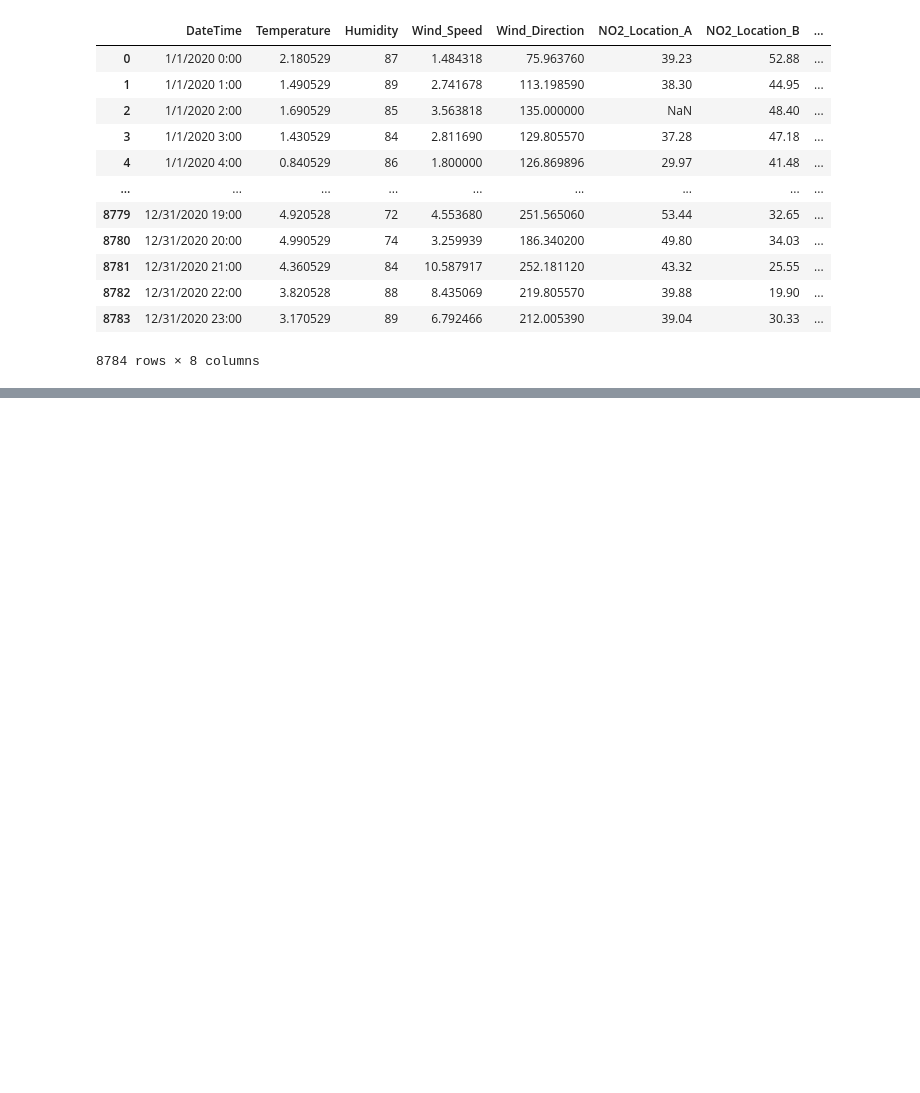
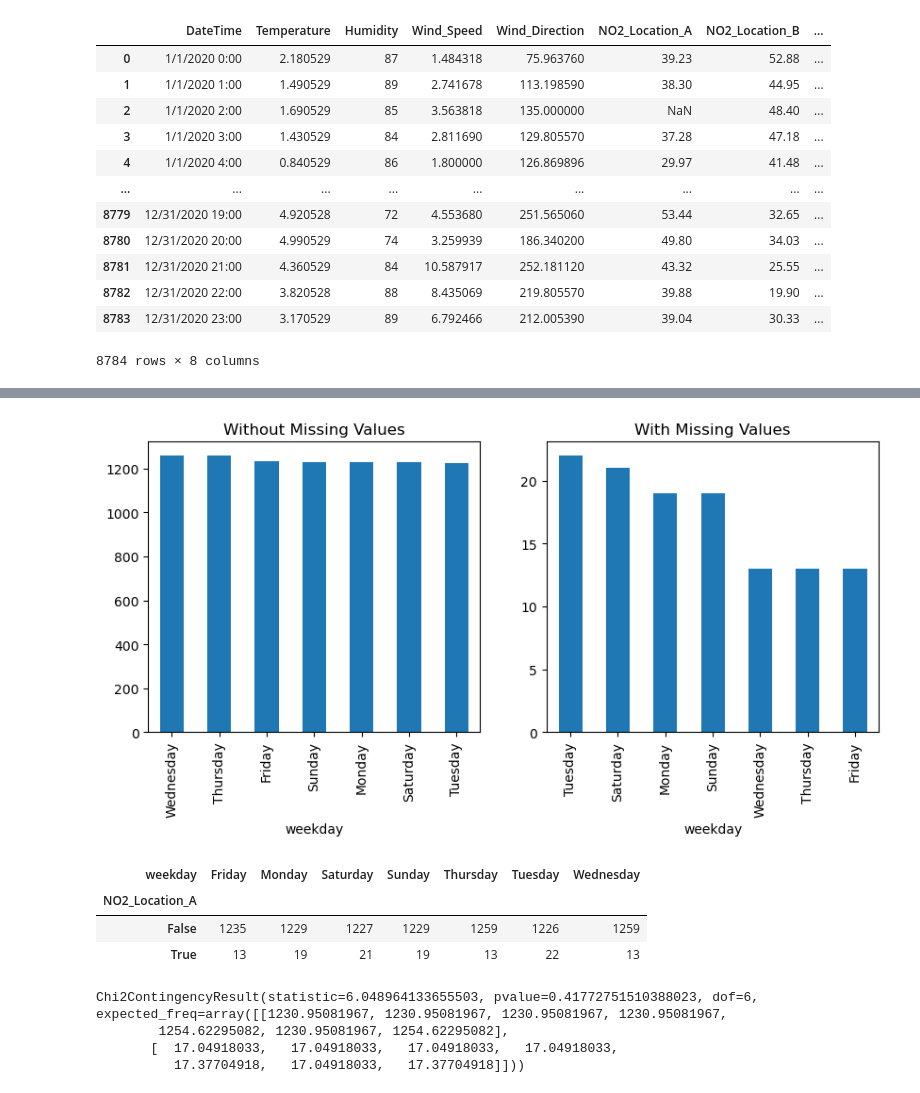
Before and after one commit to yavarim21/Airdata, a Jupyter notebook: MissingData.ipynb, the cells around one changed output, grey strips where cells are left out. Saved outputs shown, nothing was run; the diff lists cells and outputs as text; code cells hidden in the pictures; blank space fills up the shorter version.

```diff
--- a/MissingData.ipynb
+++ b/MissingData.ipynb
@@ -19,0 +160,9 @@ air_df
+# %%
+#### Diagnosing the missing values based on all the numerical attributes
+numerical_attributes = ['Temperature', 'Humidity', 'Wind_Speed', 'Wind_Direction']
+
+BM_MV = air_df.NO2_Location_A.isna()
+for att in numerical_attributes:
+    print('Diagnosis Analysis of Missing Values for {}:'.format(att))
+    Diagnose_MV_Numerical(air_df,att,BM_MV)
+    print('- - - - - - - - - - - - divider - - - - - - - - - - - ')
@@ -19,0 +224,9 @@ air_df
+# %%
+#Diagnosing the missing values based on weekday
+air_df.DateTime = pd.to_datetime(air_df.DateTime)
+air_df['month'] = air_df.DateTime.dt.month
+air_df['day'] = air_df.DateTime.dt.day
+air_df['hour'] = air_df.DateTime.dt.hour
+air_df['weekday'] = air_df.DateTime.dt.day_name()
+
+air_df
@@ -19,0 +247,13 @@ air_df
+# %%
+BM_MV = air_df.NO2_Location_A.isna()
+MV_labels = ['Without Missing Values','With Missing Values']
+
+plt.figure(figsize=(10,4))
+for i,poss in enumerate(BM_MV.unique()):
+    plt.subplot(1,2,i+1)
+    BM = BM_MV == poss
+    air_df[BM].weekday.value_counts().plot.bar()
+    plt.title(MV_labels[i])
+plt.show()
+# %% [output]
+[figure, added]
@@ -19,0 +264,17 @@ air_df
+# %%
+from scipy.stats import chi2_contingency
+BM_MV = air_df.NO2_Location_A.isna()
+contigency_table = pd.crosstab(BM_MV,air_df.weekday)
+contigency_table
+# %% [output]
+| weekday | Friday | Monday | Saturday | Sunday | Thursday | Tuesday | Wednesday |
+| NO2_Location_A |  |  |  |  |  |  |  |
+| False | 1235 | 1229 | 1227 | 1229 | 1259 | 1226 | 1259 |
+| True | 13 | 19 | 21 | 19 | 13 | 22 | 13 |
+# %%
+chi2_contingency(contigency_table)
+# %% [output]
+Chi2ContingencyResult(statistic=6.048964133655503, pvalue=0.41772751510388023, dof=6, expected_freq=array([[1230.95081967, 1230.95081967, 1230.95081967, 1230.95081967,
+        1254.62295082, 1230.95081967, 1254.62295082],
+       [  17.04918033,   17.04918033,   17.04918033,   17.04918033,
+          17.37704918,   17.04918033,   17.37704918]]))
```
Also changed, not shown: parts of 19 cells of this notebook.
